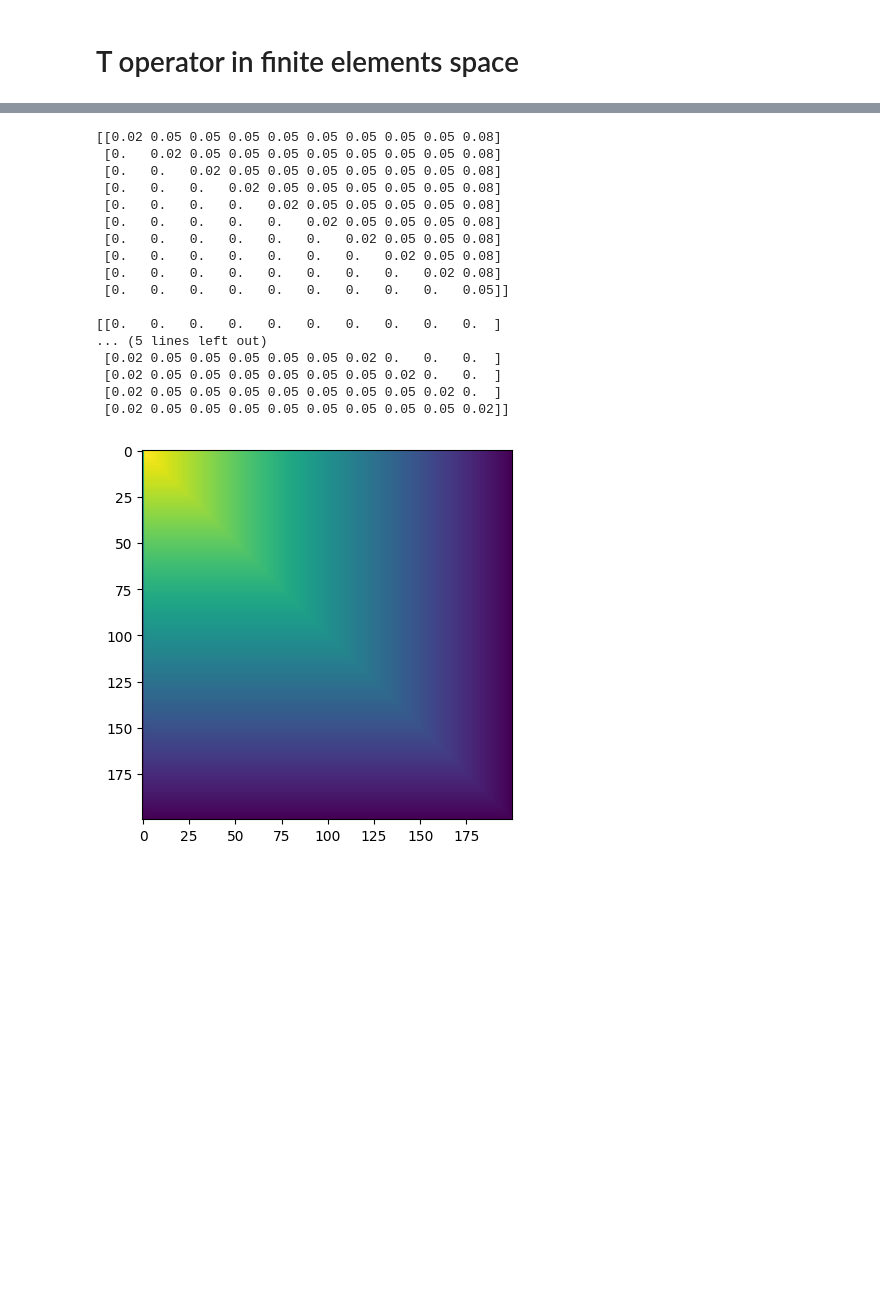
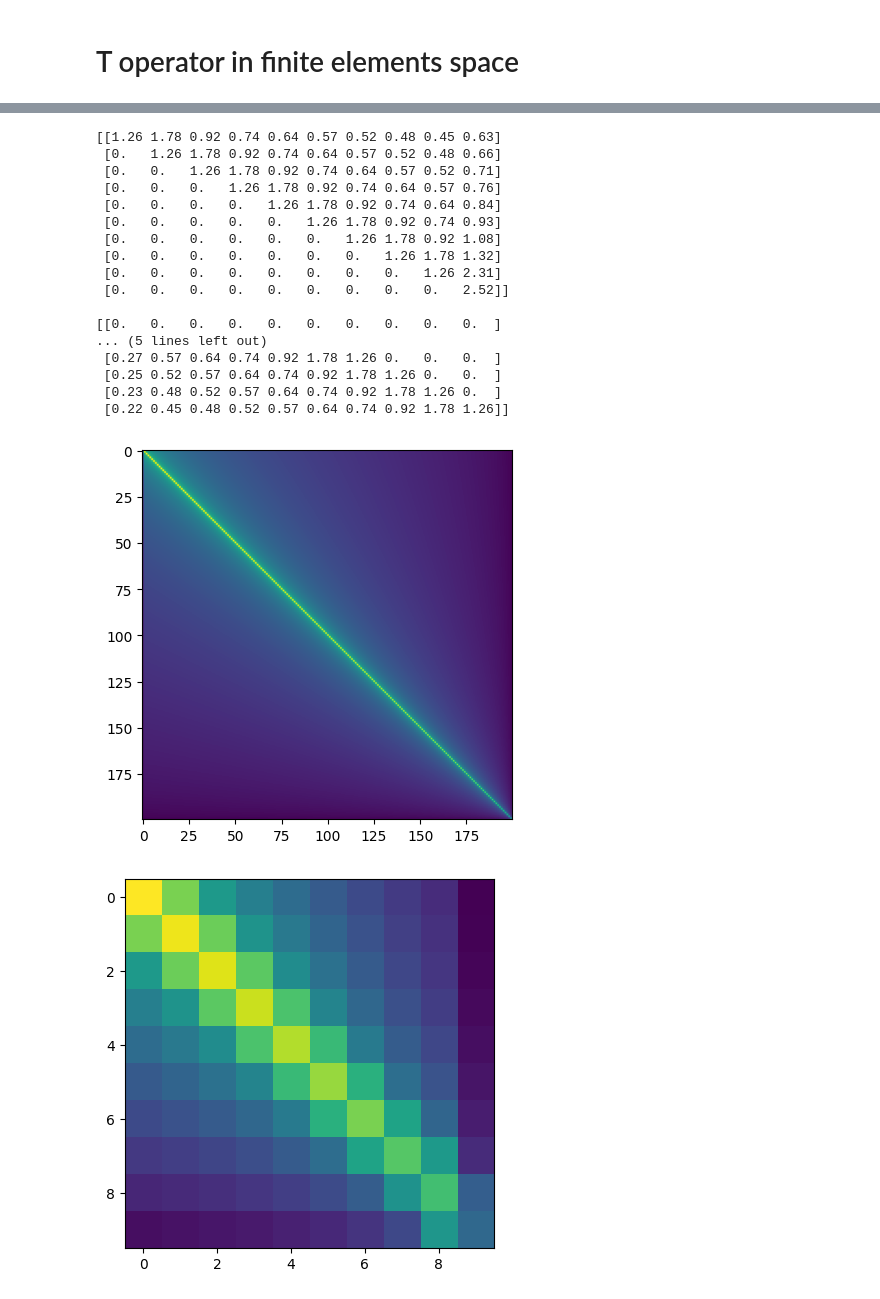
Before and after one commit to CentofantiEze/FBResNet, a Jupyter notebook: notebooks/explore_bias.ipynb, the cells around one changed output, grey strips where cells are left out. Cells and saved outputs as stored; diff of their text form; code cells hidden in the pictures; blank space fills up the shorter version.

```diff
--- a/notebooks/explore_bias.ipynb
+++ b/notebooks/explore_bias.ipynb
@@ -30,7 +30,7 @@ from FBRN.proxop.hyperslab import cardan_slab
 params = {
     'N' : 2000,
     'k' : 50,
-    'a' : 1,
+    'a' : 0.82,
     'r' : 1
 
 }
@@ -227,26 +277,29 @@ print(np.around(Tadj[-10:,-10:]*1e2, 2))
 print()
 print(np.around(Ta[:10,:10]*1e2, 2))
 # %% [output]
-[[0.02 0.05 0.05 0.05 0.05 0.05 0.05 0.05 0.05 0.08]
- [0.   0.02 0.05 0.05 0.05 0.05 0.05 0.05 0.05 0.08]
- [0.   0.   0.02 0.05 0.05 0.05 0.05 0.05 0.05 0.08]
- [0.   0.   0.   0.02 0.05 0.05 0.05 0.05 0.05 0.08]
- [0.   0.   0.   0.   0.02 0.05 0.05 0.05 0.05 0.08]
- [0.   0.   0.   0.   0.   0.02 0.05 0.05 0.05 0.08]
- [0.   0.   0.   0.   0.   0.   0.02 0.05 0.05 0.08]
- [0.   0.   0.   0.   0.   0.   0.   0.02 0.05 0.08]
- [0.   0.   0.   0.   0.   0.   0.   0.   0.02 0.08]
- [0.   0.   0.   0.   0.   0.   0.   0.   0.   0.05]]
+[[1.26 1.78 0.92 0.74 0.64 0.57 0.52 0.48 0.45 0.63]
+ [0.   1.26 1.78 0.92 0.74 0.64 0.57 0.52 0.48 0.66]
+ [0.   0.   1.26 1.78 0.92 0.74 0.64 0.57 0.52 0.71]
+ [0.   0.   0.   1.26 1.78 0.92 0.74 0.64 0.57 0.76]
+ [0.   0.   0.   0.   1.26 1.78 0.92 0.74 0.64 0.84]
+ [0.   0.   0.   0.   0.   1.26 1.78 0.92 0.74 0.93]
+ [0.   0.   0.   0.   0.   0.   1.26 1.78 0.92 1.08]
+ [0.   0.   0.   0.   0.   0.   0.   1.26 1.78 1.32]
+ [0.   0.   0.   0.   0.   0.   0.   0.   1.26 2.31]
+ [0.   0.   0.   0.   0.   0.   0.   0.   0.   2.52]]
 
 [[0.   0.   0.   0.   0.   0.   0.   0.   0.   0.  ]
 ... (5 lines left out)
- [0.02 0.05 0.05 0.05 0.05 0.05 0.02 0.   0.   0.  ]
- [0.02 0.05 0.05 0.05 0.05 0.05 0.05 0.02 0.   0.  ]
- [0.02 0.05 0.05 0.05 0.05 0.05 0.05 0.05 0.02 0.  ]
- [0.02 0.05 0.05 0.05 0.05 0.05 0.05 0.05 0.05 0.02]]
+ [0.27 0.57 0.64 0.74 0.92 1.78 1.26 0.   0.   0.  ]
+ [0.25 0.52 0.57 0.64 0.74 0.92 1.78 1.26 0.   0.  ]
+ [0.23 0.48 0.52 0.57 0.64 0.74 0.92 1.78 1.26 0.  ]
+ [0.22 0.45 0.48 0.52 0.57 0.64 0.74 0.92 1.78 1.26]]
 # %%
 plt.imshow((Tadj.dot(Ta))[::10,::10])
 plt.show()
+plt.imshow((Tadj.dot(Ta))[-10:,-10:])
+plt.show()
 # %% [output]
-[figure, old version]
+[figure, new version]
+[figure, added]
 # %%
```
Also changed, not shown: parts of 20 cells of this notebook.
